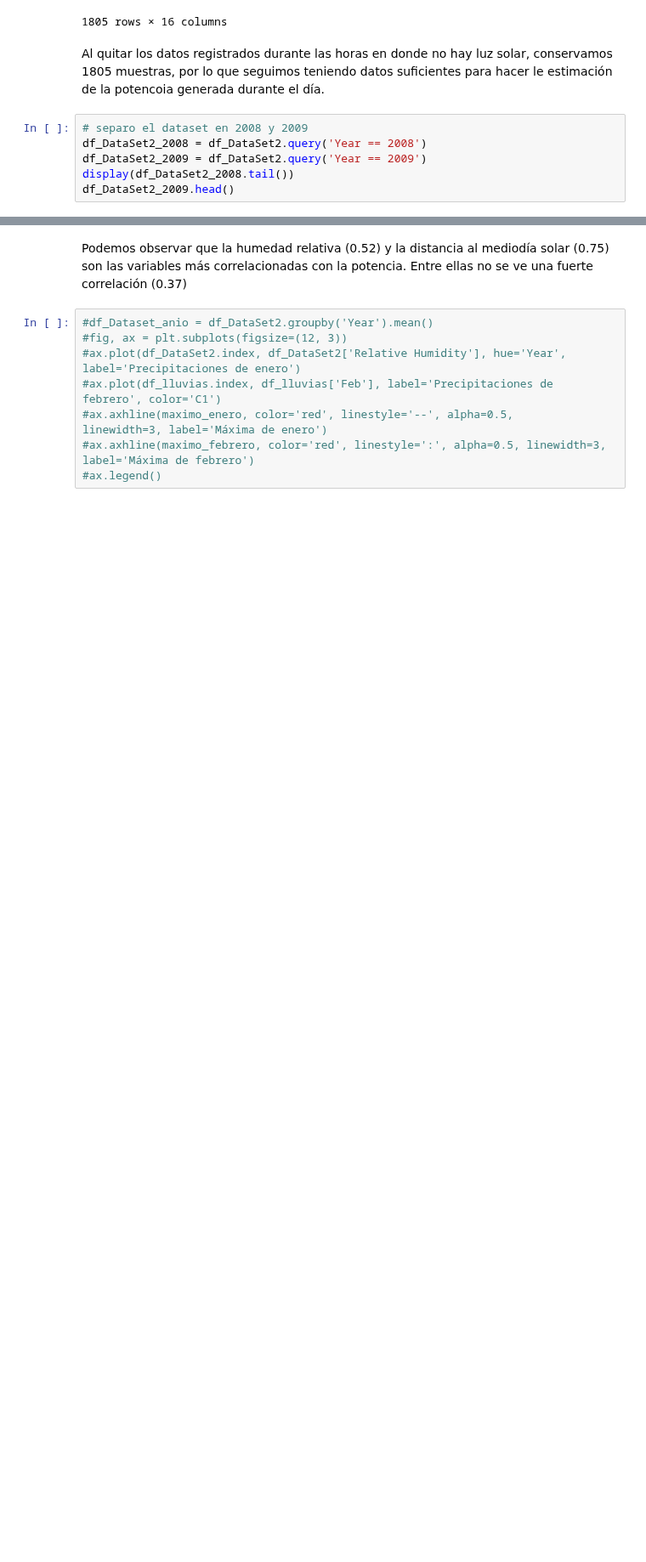
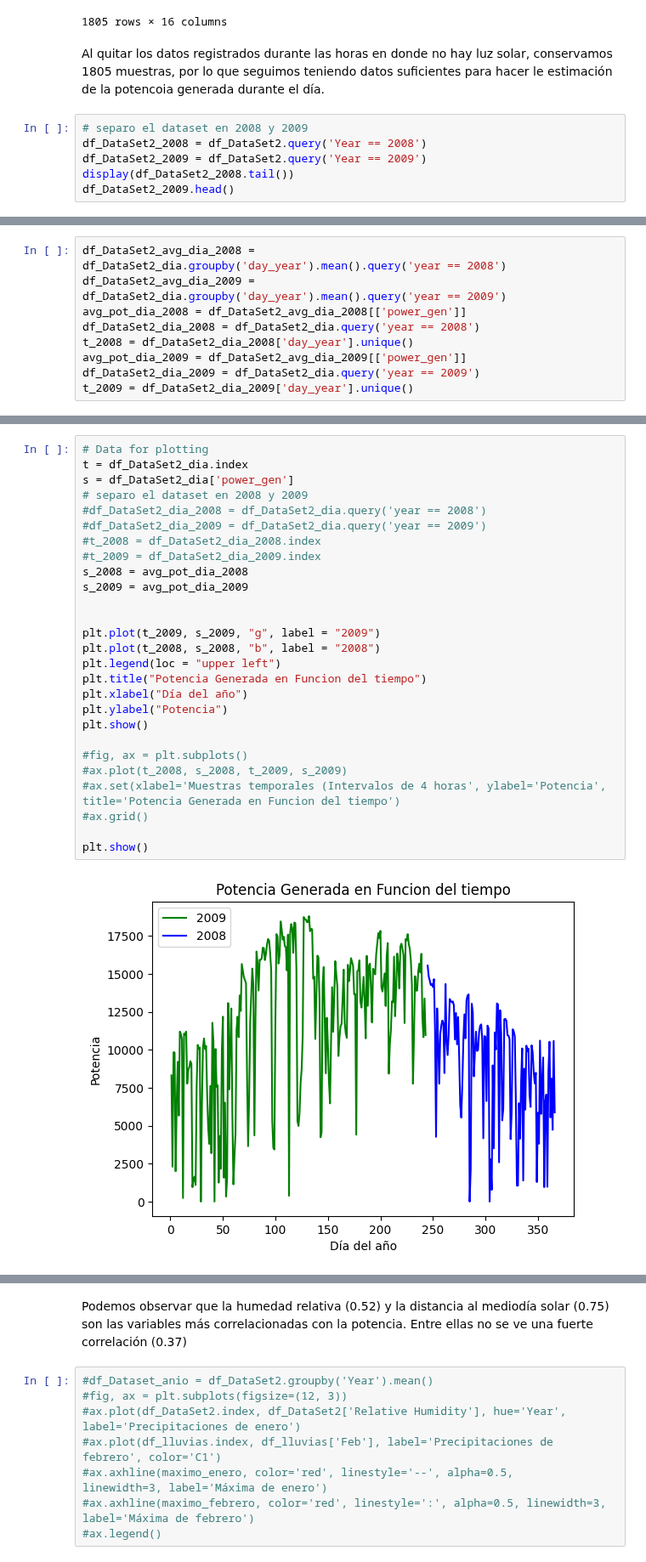
Before and after one commit to FernandoEzequiel/Coder, a Jupyter notebook: notebook/Entregas Coder/Visualizaciones_GarciaGonzalez.ipynb, the cells around one changed output, grey strips where cells are left out. Shown at 85% size. Drawn from its saved outputs; the diff is of its cells as text; blank space fills up the shorter version.

```diff
--- a/notebook/Entregas Coder/Visualizaciones_GarciaGonzalez.ipynb
+++ b/notebook/Entregas Coder/Visualizaciones_GarciaGonzalez.ipynb
@@ -162,0 +178,9 @@ df_DataSet2_2009.head()
+# %%
+df_DataSet2_avg_dia_2008 = df_DataSet2_dia.groupby('day_year').mean().query('year == 2008')
+df_DataSet2_avg_dia_2009 = df_DataSet2_dia.groupby('day_year').mean().query('year == 2009')
+avg_pot_dia_2008 = df_DataSet2_avg_dia_2008[['power_gen']]
+df_DataSet2_dia_2008 = df_DataSet2_dia.query('year == 2008')
+t_2008 = df_DataSet2_dia_2008['day_year'].unique()
+avg_pot_dia_2009 = df_DataSet2_avg_dia_2009[['power_gen']]
+df_DataSet2_dia_2009 = df_DataSet2_dia.query('year == 2009')
+t_2009 = df_DataSet2_dia_2009['day_year'].unique()
@@ -162,0 +198,29 @@ df_DataSet2_2009.head()
+# %%
+# Data for plotting
+t = df_DataSet2_dia.index
+s = df_DataSet2_dia['power_gen']
+# separo el dataset en 2008 y 2009
+#df_DataSet2_dia_2008 = df_DataSet2_dia.query('year == 2008')
+#df_DataSet2_dia_2009 = df_DataSet2_dia.query('year == 2009')
+#t_2008 = df_DataSet2_dia_2008.index
+#t_2009 = df_DataSet2_dia_2009.index
+s_2008 = avg_pot_dia_2008
+s_2009 = avg_pot_dia_2009
+
+
+plt.plot(t_2009, s_2009, "g", label = "2009")
+plt.plot(t_2008, s_2008, "b", label = "2008")
+plt.legend(loc = "upper left")
+plt.title("Potencia Generada en Funcion del tiempo")
+plt.xlabel("Día del año")
+plt.ylabel("Potencia")
+plt.show()
+
+#fig, ax = plt.subplots()
+#ax.plot(t_2008, s_2008, t_2009, s_2009)
+#ax.set(xlabel='Muestras temporales (Intervalos de 4 horas', ylabel='Potencia', title='Potencia Generada en Funcion del tiempo')
+#ax.grid()
+
+plt.show()
+# %% [output]
+[figure, added]
```
Also changed, not shown: parts of 9 cells of this notebook.
